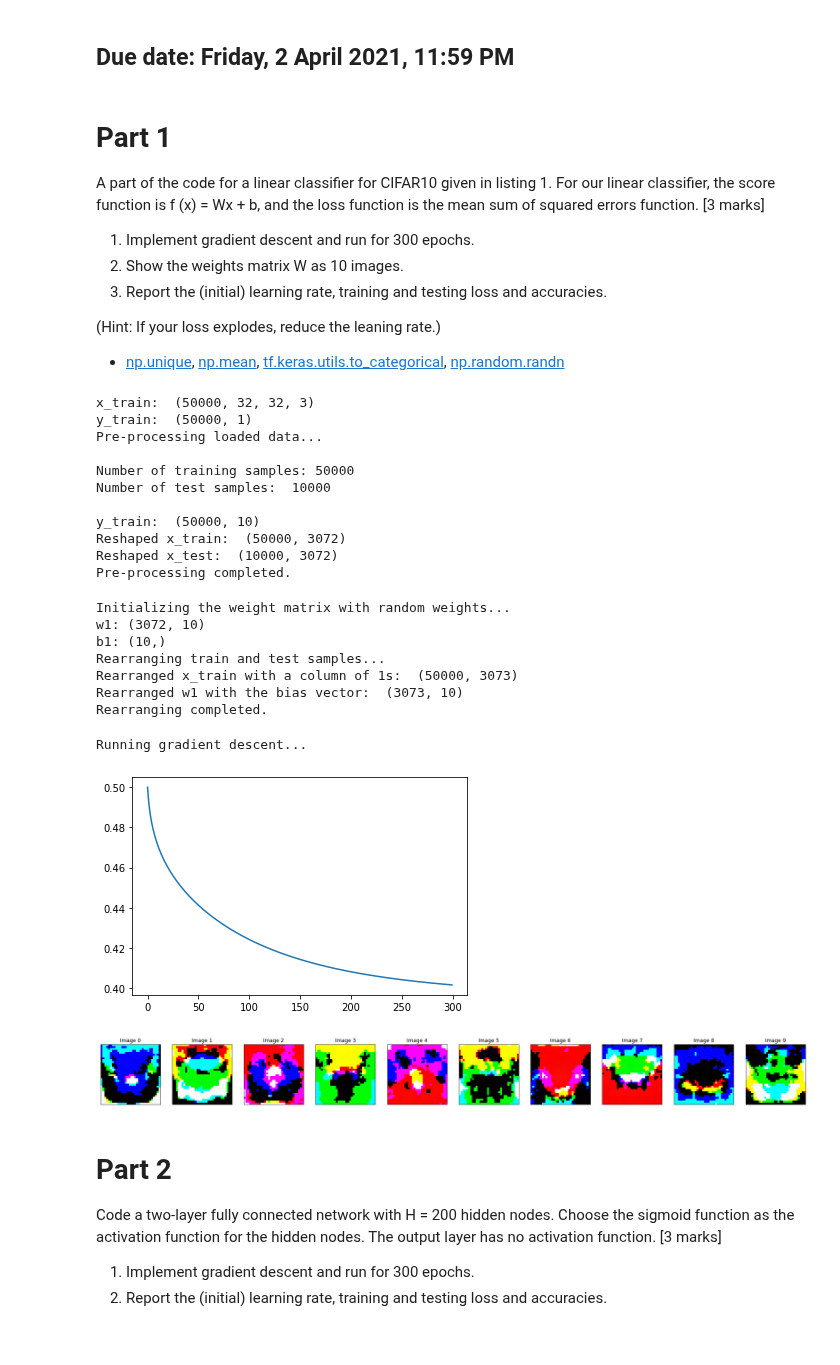
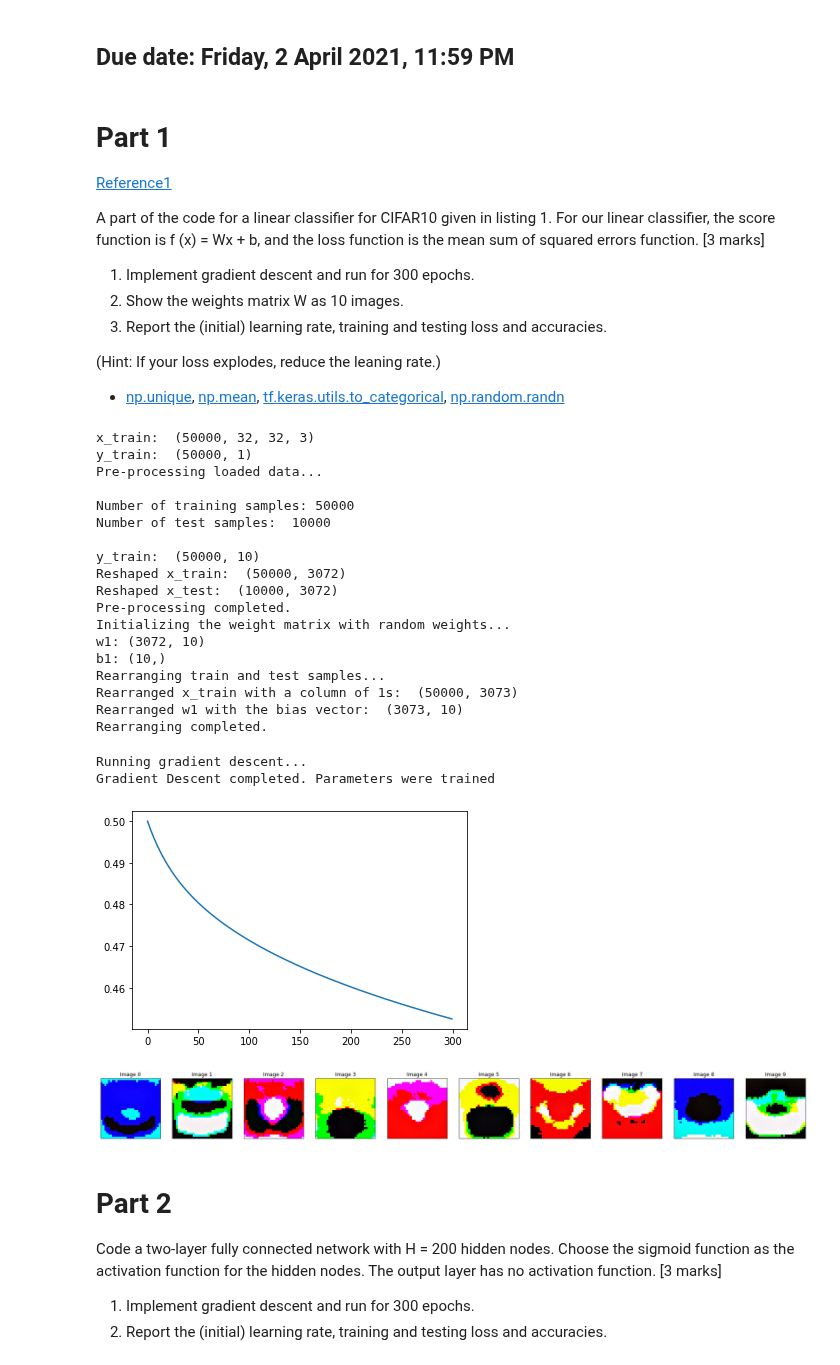
Before and after one commit to bimalka98/Computer-Vision-and-Image-Processing, a Jupyter notebook: EN2550Assignments/A4/180631J_a04.ipynb, the cells around one changed output. Cells and saved outputs as stored; diff of their text form; code cells hidden in the pictures.

```diff
--- a/EN2550Assignments/A4/180631J_a04.ipynb
+++ b/EN2550Assignments/A4/180631J_a04.ipynb
@@ -15,6 +16,8 @@ def saveimg(filename, image):
     cv.imwrite('LaTeX Report/figures/'+ filename,image)
 # %% [markdown]
 # Part 1
+
+[Reference1](https://cs231n.github.io/linear-classify/)
 
 A part of the code for a linear classifier for CIFAR10 given in listing 1. For our linear classifier, the score function is f (x) = Wx + b, and the loss function is the mean sum of squared errors function. [3 marks]
 1. Implement gradient descent and run for 300 epochs.
@@ -52,6 +55,28 @@ x_test = np.reshape(x_test,(Nte,Din)).astype('float32')
 print('Reshaped x_train: ', x_train.shape)
 print('Reshaped x_test: ', x_test.shape)
 print("Pre-processing completed.")
+
+print("Initializing the weight matrix with random weights...")
+
+std=1e-5 # For random samples from N(\mu, \sigma^2), use: sigma * np.random.randn(...) + mu
+w1 = std*np.random.randn(Din, K) # Initializing the weight matrix with random weights
+b1 = np.zeros(K) # Initializing the bias vector
+print("w1:", w1.shape);print("b1:", b1.shape)
+
+
+# Keep track of two sets of parameters w1 and b1 seperately is not really efficient.
+# This can be eiliminated by combining both of them into one single matrix as follows.
+# Aditionally the bias term '1' must be added infront of each image row, for this to wrok.
+# i.e to enable matrix multiplication.
+
+print("Rearranging train and test samples...")
+# Rearranging train and test samples
+x_train = np.concatenate((np.ones((x_train.shape[0],1)),x_train), axis=1); print('Rearranged x_train with a column of 1s: ', x_train.shape)
+x_test  = np.concatenate((np.ones((x_test.shape[0],1)),x_test), axis=1)
+# Rearranging weight matrix and bias matrix into single matrix
+w1 = np.concatenate((b1.reshape(1,K), w1), axis=0); print('Rearranged w1 with the bias vector: ',w1.shape)
+
+print("Rearranging completed.")
 # %% [output]
 x_train:  (50000, 32, 32, 3)
 y_train:  (50000, 1)
@@ -64,36 +89,13 @@ y_train:  (50000, 10)
 Reshaped x_train:  (50000, 3072)
 Reshaped x_test:  (10000, 3072)
 Pre-processing completed.
+Initializing the weight matrix with random weights...
+w1: (3072, 10)
+b1: (10,)
+Rearranging train and test samples...
+Rearranged x_train with a column of 1s:  (50000, 3073)
+Rearranged w1 with the bias vector:  (3073, 10)
+Rearranging completed.
-# %%
-print("Initializing the weight matrix with random weights...")
-
-std=1e-5 # For random samples from N(\mu, \sigma^2), use: sigma * np.random.randn(...) + mu
-w1 = std*np.random.randn(Din, K) # Initializing the weight matrix with random weights
-b1 = np.zeros(K) # Initializing the bias vector
-print("w1:", w1.shape);print("b1:", b1.shape)
-
-
-# Keep track of two sets of parameters w1 and b1 seperately is not really efficient.
-# This can be eiliminated by combining both of them into one single matrix as follows.
-# Aditionally the bias term '1' must be added infront of each image row, for this to wrok.
-# i.e to enable matrix multiplication.
-
-print("Rearranging train and test samples...")
-# Rearranging train and test samples
-x_train = np.concatenate((np.ones((x_train.shape[0],1)),x_train), axis=1); print('Rearranged x_train with a column of 1s: ', x_train.shape)
-x_test  = np.concatenate((np.ones((x_test.shape[0],1)),x_test), axis=1)
-# Rearranging weight matrix and bias matrix into single matrix
-w1 = np.concatenate((b1.reshape(1,K), w1), axis=0); print('Rearranged w1 with the bias vector: ',w1.shape)
-
-print("Rearranging completed.")
-# %% [output]
-Initializing the weight matrix with random weights...
-w1: (3072, 10)
-b1: (10,)
-Rearranging train and test samples...
-Rearranged x_train with a column of 1s:  (50000, 3073)
-Rearranged w1 with the bias vector:  (3073, 10)
-Rearranging completed.
 # %%
 iterations = 300  # Gradient descent interations
 lr = 0.0005 # Learninig rate
@@ -115,32 +117,34 @@ for t in range(iterations):
     Then prediction = label is minimum for maximum predicted value.
     """
     hypothesis = x_train.dot(w1)
-    hypothesis = hypothesis/np.max(hypothesis)
+    #hypothesis = hypothesis/np.max(hypothesis)
     loss = (1/(2*m))*np.sum(( hypothesis - y_train)**2) + (1/(2*m))*reg*np.sum(w1**2)
     loss_history.append(loss)
 
-    dw1 = (1/m)*(x_train.T.dot(hypothesis - y_train)) + (1/m)*reg*w1
+    dw1 = (1/m)*(x_train.T.dot(hypothesis - y_train))  + (1/m)*reg*w1
     w1 = w1 - lr*dw1
 
 print("Gradient Descent completed. Parameters were trained")
 # %% [output]
 Running gradient descent...
+Gradient Descent completed. Parameters were trained
 # %%
 plt.plot(loss_history)
 
 # Showing the weights matrix W as 10 images.
 w1 = ((w1/np.max(w1))*255).astype('uint8')
 fig, axes  = plt.subplots(1,10, sharex='all', sharey='all', figsize=(30,30))
 location = 1
 for i in range(K):
-    image = w1[1:,i].reshape((32,32,3))
+    image = w1[1:,i].reshape(32,32,3)
     plt.subplot(1,10,location),plt.imshow(image[:,:,::-1])
     plt.title("Image "+ str(i)),plt.xticks([]),plt.yticks([])
+    saveimg("Reg Image "+ str(i)+".jpg", image)
     location+=1
 plt.show()
 # %% [output]
-[figure, old version]
+[figure, new version]
-[figure, old version]
+[figure, new version]
 # %%
 # batch_size = 500 # --> Using all the training examples
 # seed = 0
```
Also changed, not shown: parts of 1 cell of this notebook, 10 other files.
